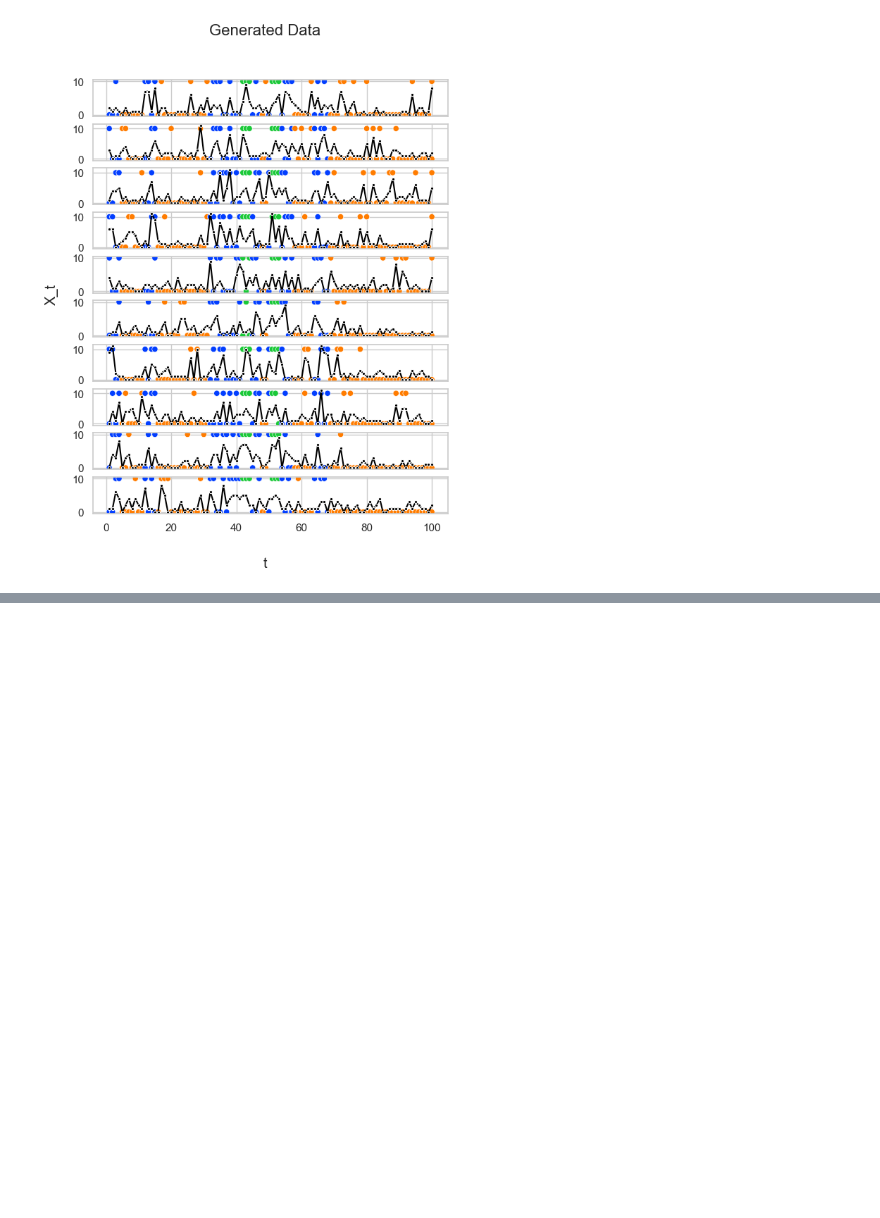
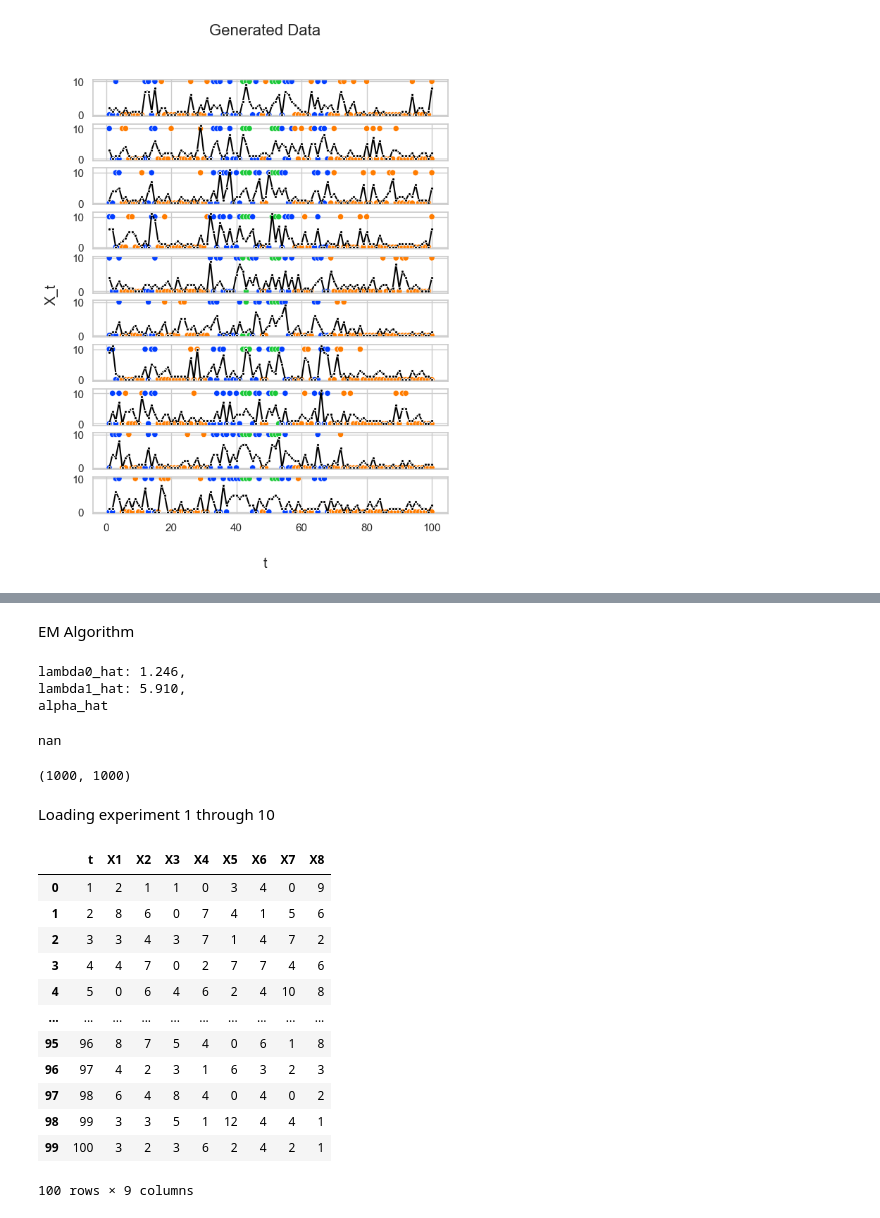
Before and after one commit to otto-groen-roepstorff/modcomp-project, a Jupyter notebook: code/william_notes.ipynb, the cells around one changed output, grey strips where cells are left out. Drawn from its saved outputs; the diff is of its cells as text; code cells hidden in the pictures; blank space fills up the shorter version.

Commit message:
em algorithm

```diff
--- a/code/william_notes.ipynb
+++ b/code/william_notes.ipynb
@@ -113,0 +135,39 @@ plt.show()
+# %% [markdown]
+EM Algorithm
+# %%
+from scipy.stats import poisson
+
+Z_hat = np.random.choice([0, 1], size=X.shape, p=[0.5,0.5])
+C_hat = np.random.choice([0, 1, 2], size=X.shape, p=[0.25,0.25, 0.5])
+for i in range(200):
+    lambda0_hat = np.mean(X[Z_hat == 0])
+    lambda1_hat = np.mean(X[Z_hat == 1])
+    Z0_likelihood = np.multiply(poisson(lambda0_hat).pmf(X), np.mean(Z_hat == 0))
+    Z1_likelihood = np.multiply(poisson(lambda1_hat).pmf(X), np.mean(Z_hat == 1))
+    Z_hat = Z1_likelihood > Z0_likelihood
+    XgivenZ0 = poisson(lambda0_hat).pmf(X)
+    XgivenZ1 = poisson(lambda1_hat).pmf(X)
+    alpha_hat = (np.mean((Z_hat == 0) & (C_hat == 0)) / np.mean(C_hat == 0) + np.mean((Z_hat == 1) & (C_hat == 1)) / np.mean(C_hat == 1))/2
+    C0_likelihood = np.multiply( alpha_hat*XgivenZ0 + (1-alpha_hat)*XgivenZ1, np.mean(C_hat == 0))
+    C1_likelihood = np.multiply( (1-alpha_hat)*XgivenZ0 + alpha_hat*XgivenZ1 , np.mean(C_hat == 1))
+    C2_likelihood = np.multiply( 0.5 * poisson(lambda0_hat).pmf(X) + 0.5 * poisson(lambda0_hat).pmf(X) , np.mean(C_hat == 2))
+    C_hat = np.argmax(np.array([C0_likelihood, C1_likelihood, C2_likelihood]), axis = 0)
+
+print("""
+lambda0_hat: {:.3f},
+lambda1_hat: {:.3f},
+alpha_hat""".format(lambda0_hat, lambda1_hat, alpha_hat))
+# %% [output]
+lambda0_hat: 1.246,
+lambda1_hat: 5.910,
+alpha_hat
+# %%
+alpha_hat
+# %% [output]
+nan
+# %%
+X.shape
+# %% [output]
+(1000, 1000)
+# %% [markdown]
+Loading experiment 1 through 10
@@ -113,0 +176,27 @@ plt.show()
+# %%
+Ex1  = pd.read_csv("data/Ex_1.csv")
+Ex2  = pd.read_csv("data/Ex_2.csv")
+Ex3  = pd.read_csv("data/Ex_3.csv")
+Ex4  = pd.read_csv("data/Ex_4.csv")
+Ex5  = pd.read_csv("data/Ex_5.csv")
+Ex6  = pd.read_csv("data/Ex_6.csv")
+Ex7  = pd.read_csv("data/Ex_7.csv")
+Ex8  = pd.read_csv("data/Ex_8.csv")
+Ex9  = pd.read_csv("data/Ex_9.csv")
+Ex10 = pd.read_csv("data/Ex_10.csv")
+# %%
+Ex1
+# %% [output]
+|  | t | X1 | X2 | X3 | X4 | X5 | X6 | X7 | X8 |
+| 0 | 1 | 2 | 1 | 1 | 0 | 3 | 4 | 0 | 9 |
+| 1 | 2 | 8 | 6 | 0 | 7 | 4 | 1 | 5 | 6 |
+| 2 | 3 | 3 | 4 | 3 | 7 | 1 | 4 | 7 | 2 |
+| 3 | 4 | 4 | 7 | 0 | 2 | 7 | 7 | 4 | 6 |
+| 4 | 5 | 0 | 6 | 4 | 6 | 2 | 4 | 10 | 8 |
+| ... | ... | ... | ... | ... | ... | ... | ... | ... | ... |
+| 95 | 96 | 8 | 7 | 5 | 4 | 0 | 6 | 1 | 8 |
+| 96 | 97 | 4 | 2 | 3 | 1 | 6 | 3 | 2 | 3 |
+| 97 | 98 | 6 | 4 | 8 | 4 | 0 | 4 | 0 | 2 |
+| 98 | 99 | 3 | 3 | 5 | 1 | 12 | 4 | 4 | 1 |
+| 99 | 100 | 3 | 2 | 3 | 6 | 2 | 4 | 2 | 1 |
+100 rows × 9 columns
```
Also changed, not shown: parts of 6 cells of this notebook.
